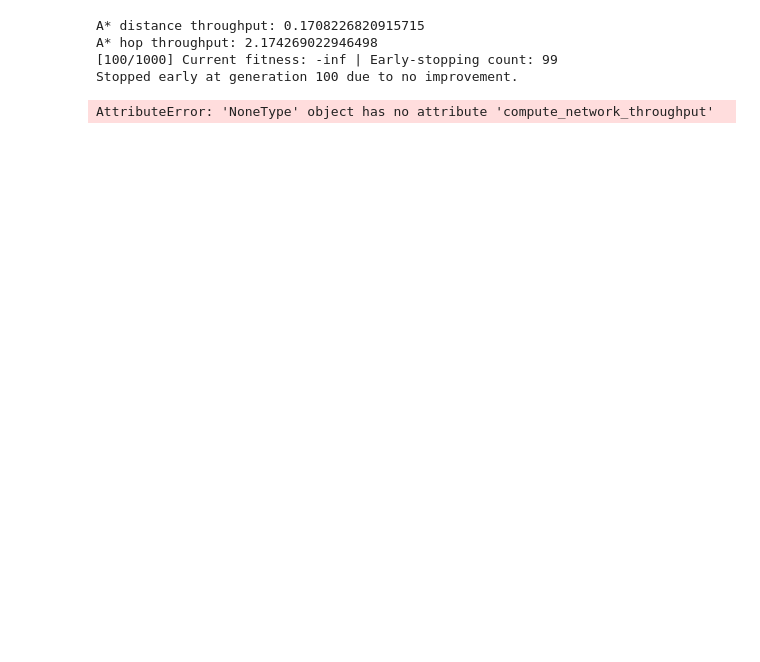
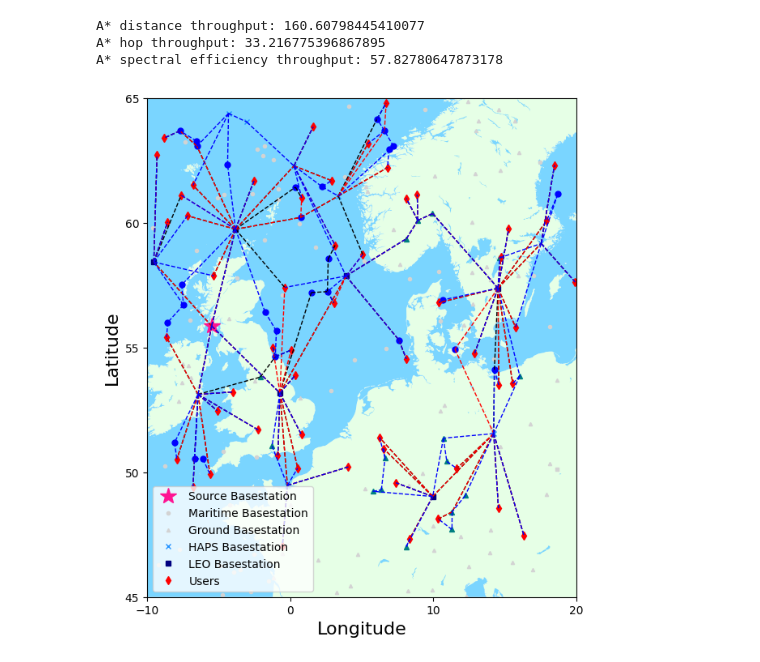
Before and after one commit to hslyu/SSIR, a Jupyter notebook: scripts/demo.ipynb, the cells around one changed output. Saved outputs shown, nothing was run; the diff lists cells and outputs as text; code cells hidden in the pictures; blank space fills up the shorter version.

```diff
--- a/scripts/demo.ipynb
+++ b/scripts/demo.ipynb
@@ -17,21 +20,32 @@ The autoreload extension is already loaded. To reload it, use:
 # %%
+bs.environmental_variables.SPSC_probability = 0.99
+graph_list = []
 costs, predecessors = astar.a_star(graph, metric="distance")
 graph_astar_distance = astar.get_solution_graph(graph, predecessors)
 print(f"A* distance throughput: {graph_astar_distance.compute_network_throughput()}")
+graph_list.append(graph_astar_distance)
 
 costs, predecessors = astar.a_star(graph, metric="hop")
 graph_astar_hop = astar.get_solution_graph(graph, predecessors)
 print(f"A* hop throughput: {graph_astar_hop.compute_network_throughput()}")
+graph_list.append(graph_astar_hop)
 
-graph_genetic, throughput_genetic = genetic.get_solution_graph(graph, verbose=True)
+costs, predecessors = astar.a_star(graph, metric="spectral_efficiency")
+graph_astar_spectral_efficiency = astar.get_solution_graph(graph, predecessors)
+print(f"A* spectral efficiency throughput: {graph_astar_spectral_efficiency.compute_network_throughput()}")
+graph_list.append(graph_astar_spectral_efficiency)
 
-graph_list = [graph_astar_distance, graph_astar_hop, graph_genetic]
+# graph_genetic, throughput_genetic = genetic.get_solution_graph(graph, verbose=True)
+# print(f"Genetic throughput: {graph_genetic.compute_network_throughput()}")
+# graph_list.append(graph_genetic)
 
-print(f"Genetic throughput: {graph_genetic.compute_network_throughput()}")
-pm.plot_dm(dm, graph_list)
+# graph_montecarlo = montecarlo.get_solution_graph(graph)
+# print(f"Montecarlo throughput: {graph_montecarlo.compute_network_throughput()}")
+# graph_list.append(graph_montecarlo)
+
+pm.plot_dm(dm, graph_list, verbose=False)
 # %% [output]
-A* distance throughput: 0.1708226820915715
-A* hop throughput: 2.174269022946498
-[100/1000] Current fitness: -inf | Early-stopping count: 99
-Stopped early at generation 100 due to no improvement.
+A* distance throughput: 160.60798445410077
+A* hop throughput: 33.216775396867895
+A* spectral efficiency throughput: 57.82780647873178
-AttributeError: 'NoneType' object has no attribute 'compute_network_throughput'
+[figure, added]
```
Also changed, not shown: parts of 2 cells of this notebook, 18 other files.
